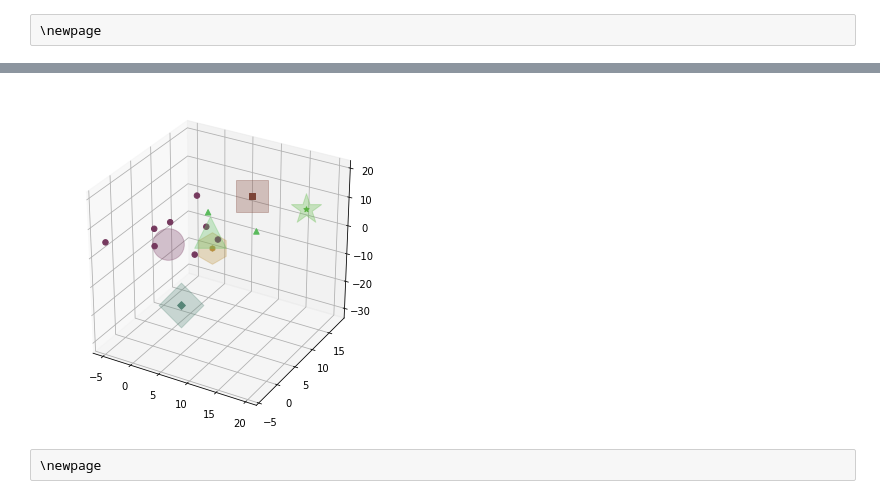
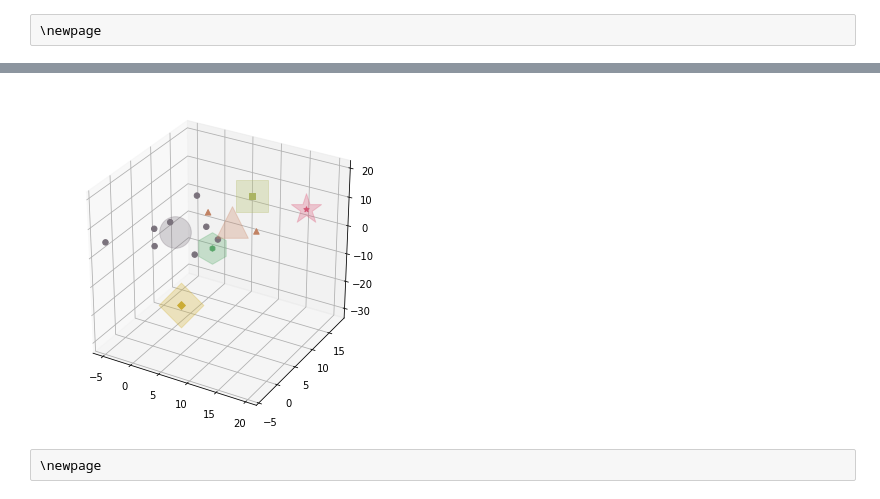
Before and after one commit to MrP4p3r/guap-mag-s3, a Jupyter notebook: isys/L1/Clusterization.ipynb, the cells around one changed output, grey strips where cells are left out. Drawn from its saved outputs; the diff is of its cells as text; code cells hidden in the pictures.

```diff
--- a/isys/L1/Clusterization.ipynb
+++ b/isys/L1/Clusterization.ipynb
@@ -55,8 +55,8 @@ def calculate_distances(func, image, clusters):
     return distance
 
 def calculate_cluster_center(cluster):
-    """Вычисляет геометрическое среднее"""
-    return np.sqrt(np.sum(cluster**2, axis=0))/cluster.shape[0]
+    """Вычисляет арифмитическое среднее"""
+    return np.sum(cluster, axis=0)/cluster.shape[0]
 
 def clusterize(data, threshold, func):
     """Выполняет кластеризацию данных, используя заданный порог
@@ -146,7 +147,7 @@ try_clusterize(80, euclidian_distances)
 # %% [raw]
 \newpage
 # %%
-try_clusterize(180, euclidian_distances)
+try_clusterize(136, euclidian_distances)
 # %% [output]
 {(-1.0, 9.0, -30.0): [(-1.0, 9.0, -30.0)],
  (0.0, 16.0, -16.0): [(0.0, 16.0, -16.0)],
@@ -163,5 +164,5 @@ try_clusterize(180, euclidian_distances)
  (20.0, 10.0, 15.0): [(20.0, 10.0, 15.0)]}
-[figure, old version]
+[figure, new version]
 # %% [raw]
 \newpage
 # %%
```
Also changed, not shown: parts of 7 cells of this notebook, 3 other files.
